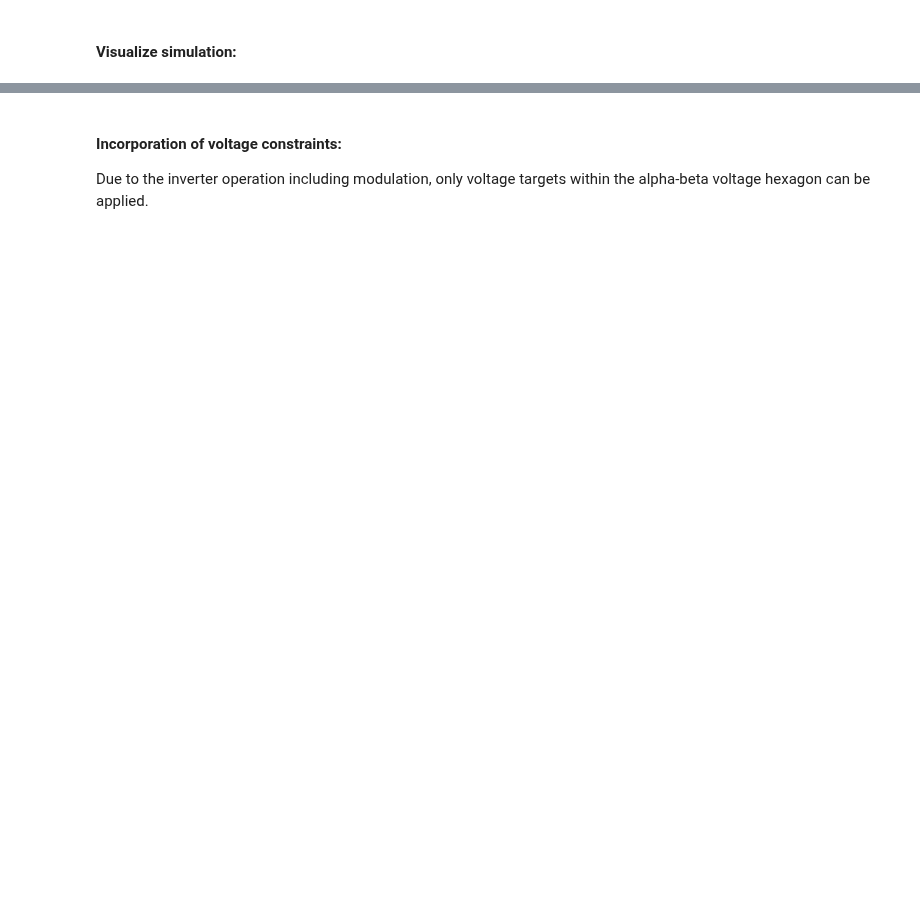
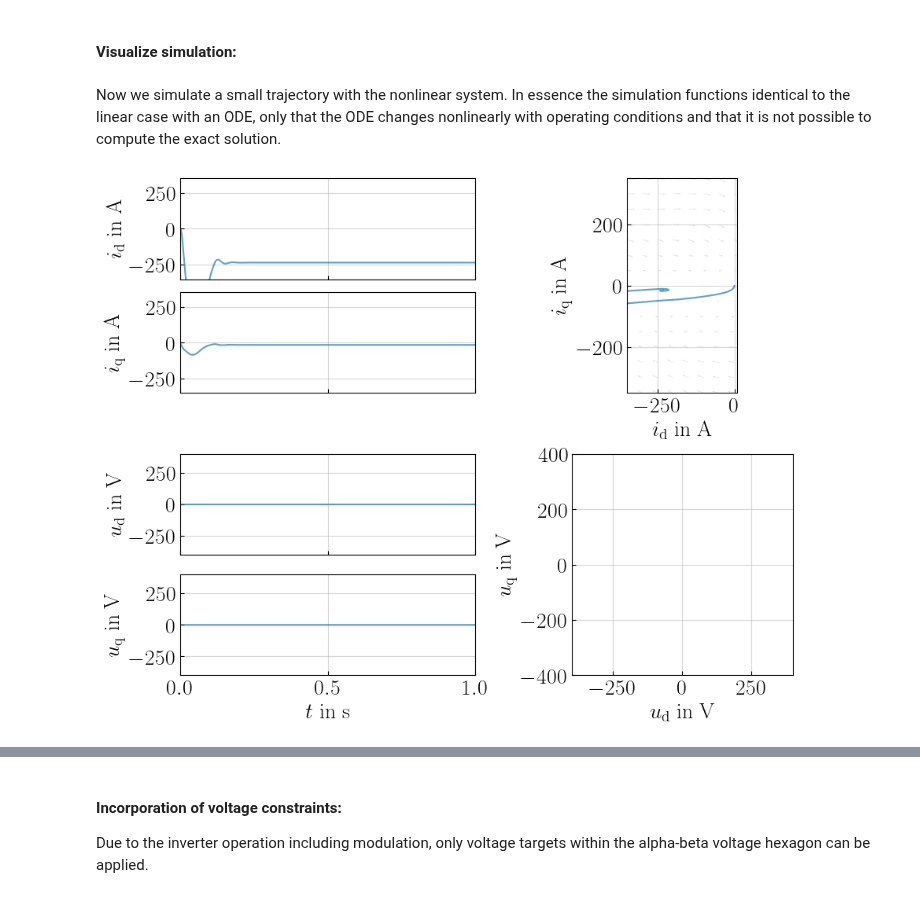
Before and after one commit to IAS-Uni-Siegen/CTPD_course, a Jupyter notebook: interactive_notebooks/inb03/inb03-PMSM_simulation.ipynb, the cells around one changed output, grey strips where cells are left out. Saved outputs shown, nothing was run; the diff lists cells and outputs as text; code cells hidden in the pictures; blank space fills up the shorter version.

```diff
--- a/interactive_notebooks/inb03/inb03-PMSM_simulation.ipynb
+++ b/interactive_notebooks/inb03/inb03-PMSM_simulation.ipynb
@@ -412,20 +612,24 @@ fig, axs = visualize_eigendynamics(ode=nonlinear_ode, params=nonlinear_motor_par
 # %% [markdown]
 #### Visualize simulation:
+# %% [markdown]
+Now we simulate a small trajectory with the nonlinear system. In essence the simulation functions identical to the linear case with an ODE, only that the ODE changes nonlinearly with operating conditions and that it is not possible to compute the exact solution.
 # %%
 sequence_length = 10_000
 T_s = 1e-4
 n = 400
 u_dq_sequence = jnp.zeros((sequence_length, 2))
 
 omega = jnp.array(nonlinear_motor_params.p * n * 2 * jnp.pi / 60)
 
 i_dq_sequence = nonlinear_euler_simulation(
     i_dq_0=jnp.array([0.0, 0.0]), u_dq_sequence=u_dq_sequence, omega=omega, params=nonlinear_motor_params, T_s=T_s,
 )
 
-visualize_trajectories(
+fig, axs = visualize_trajectories(
     [i_dq_sequence], [u_dq_sequence], [T_s], [omega], nonlinear_ode, nonlinear_motor_params,
 )
+# %% [output]
+[figure, added]
 # %%
 sequence_length = 10_000
 T_s = 1e-4
```
Also changed, not shown: parts of 45 cells of this notebook, 1 other file.
